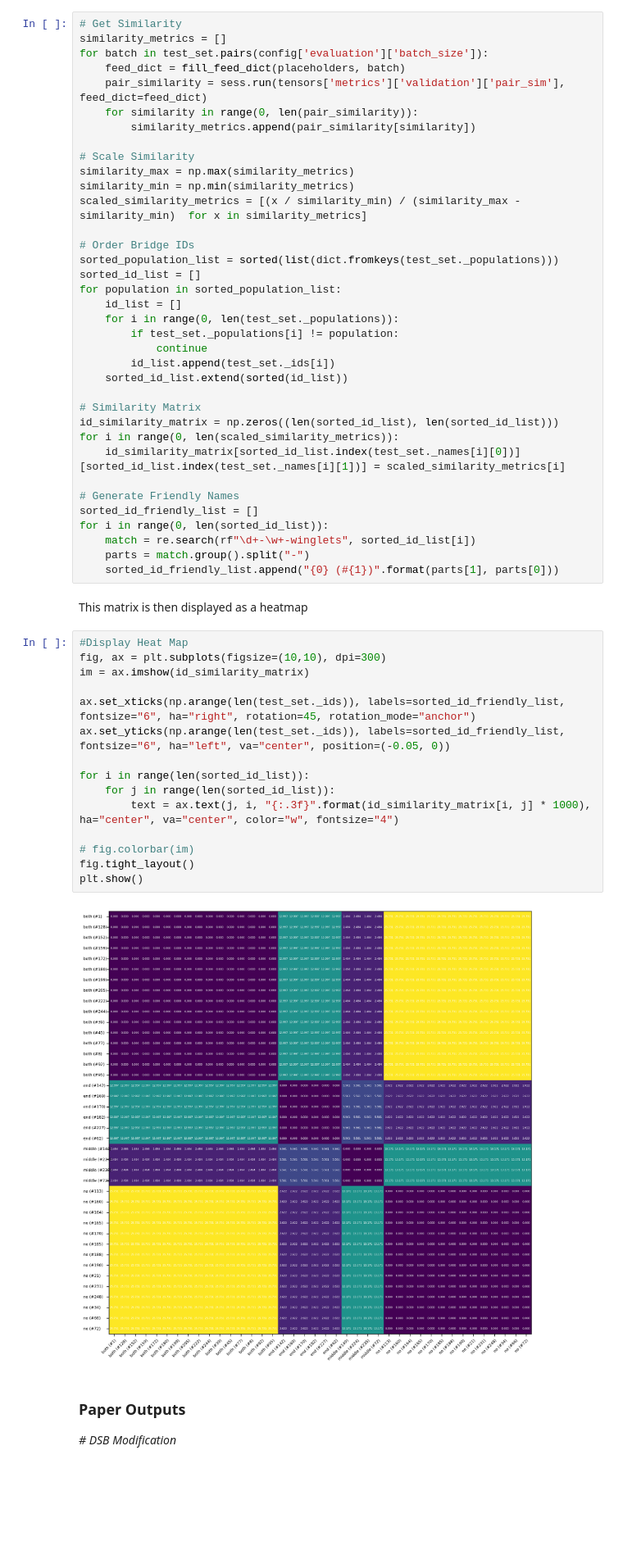
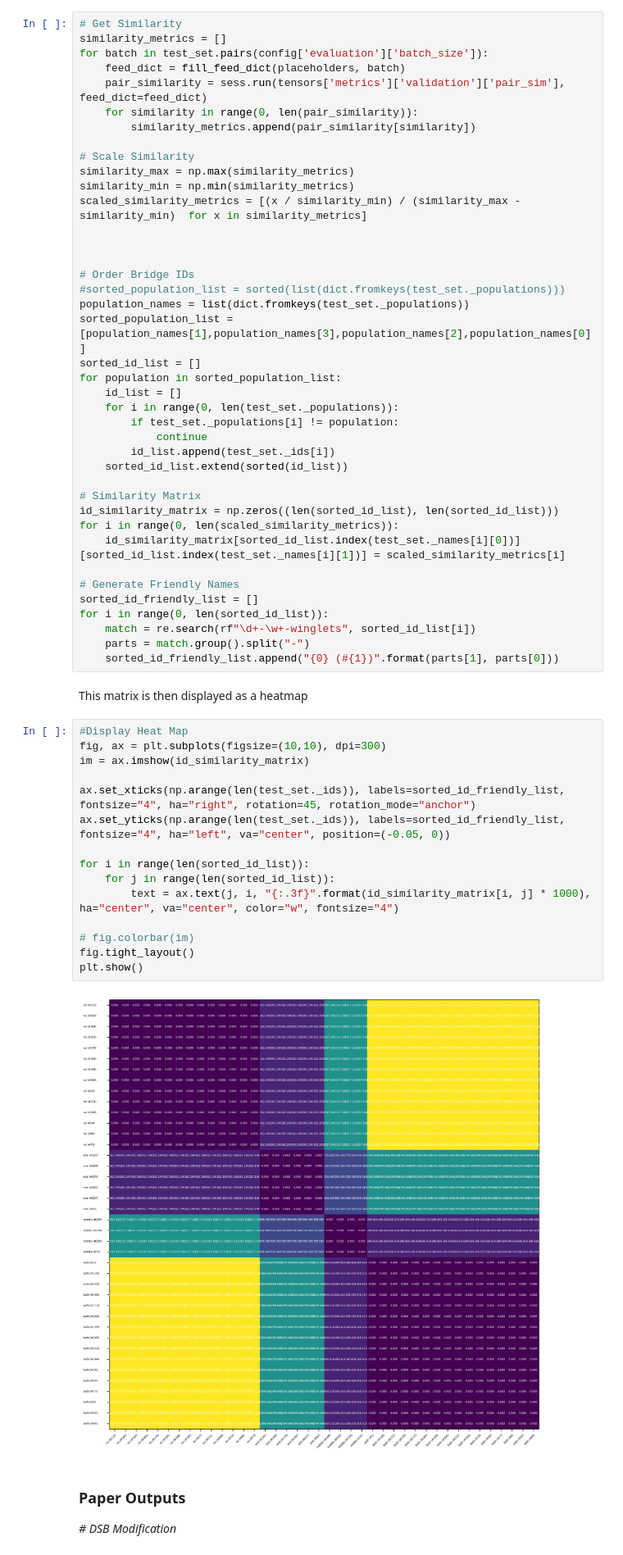
Before and after one commit to GiuliaDelo98/IWSHM23-gmn, a Jupyter notebook: graph_matching_networks.ipynb, the cells around one changed output. Shown: that part at 82% size. Saved outputs shown, nothing was run; the diff lists cells and outputs as text; blank space fills up the shorter version.

```diff
--- a/graph_matching_networks.ipynb
+++ b/graph_matching_networks.ipynb
@@ -2178,8 +2178,12 @@ similarity_max = np.max(similarity_metrics)
 similarity_min = np.min(similarity_metrics)
 scaled_similarity_metrics = [(x / similarity_min) / (similarity_max - similarity_min)  for x in similarity_metrics]
 
+
+
 # Order Bridge IDs
-sorted_population_list = sorted(list(dict.fromkeys(test_set._populations)))
+#sorted_population_list = sorted(list(dict.fromkeys(test_set._populations)))
+population_names = list(dict.fromkeys(test_set._populations))
+sorted_population_list = [population_names[1],population_names[3],population_names[2],population_names[0]]
 sorted_id_list = []
 for population in sorted_population_list:
     id_list = []
@@ -2205,20 +2209,20 @@ This matrix is then displayed as a heatmap
 # %%
 #Display Heat Map
 fig, ax = plt.subplots(figsize=(10,10), dpi=300)
 im = ax.imshow(id_similarity_matrix)
 
-ax.set_xticks(np.arange(len(test_set._ids)), labels=sorted_id_friendly_list, fontsize="6", ha="right", rotation=45, rotation_mode="anchor")
-ax.set_yticks(np.arange(len(test_set._ids)), labels=sorted_id_friendly_list, fontsize="6", ha="left", va="center", position=(-0.05, 0))
+ax.set_xticks(np.arange(len(test_set._ids)), labels=sorted_id_friendly_list, fontsize="4", ha="right", rotation=45, rotation_mode="anchor")
+ax.set_yticks(np.arange(len(test_set._ids)), labels=sorted_id_friendly_list, fontsize="4", ha="left", va="center", position=(-0.05, 0))
 
 for i in range(len(sorted_id_list)):
     for j in range(len(sorted_id_list)):
         text = ax.text(j, i, "{:.3f}".format(id_similarity_matrix[i, j] * 1000), ha="center", va="center", color="w", fontsize="4")
 
 # fig.colorbar(im)
 fig.tight_layout()
 plt.show()
 # %% [output]
-[figure, old version]
+[figure, new version]
 # %% [markdown]
 ### Paper Outputs
 *# DSB Modification*
```
Also changed, not shown: parts of 1 cell of this notebook.
